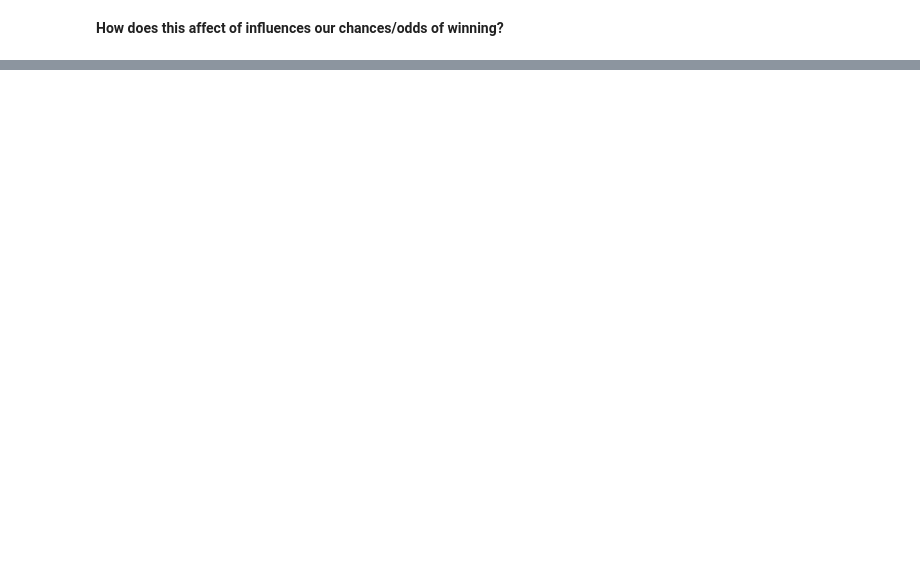
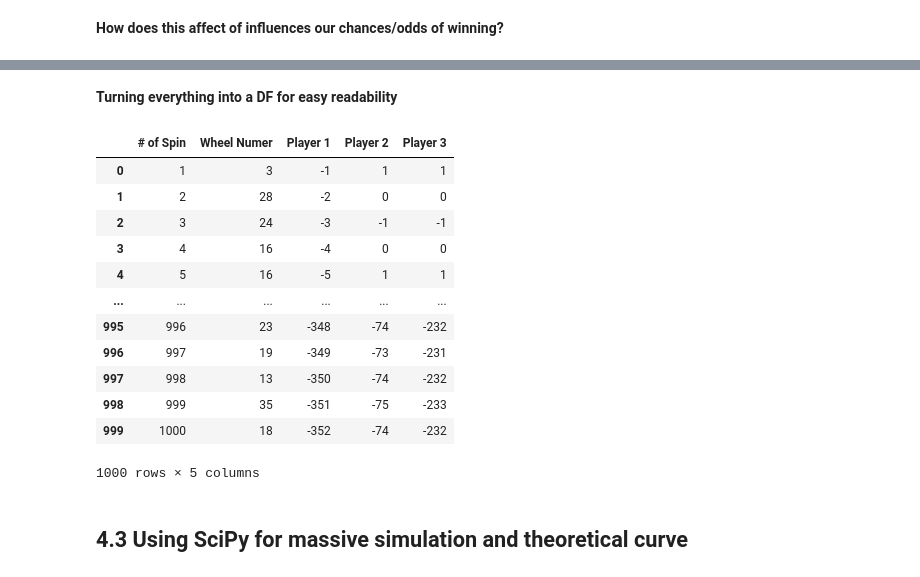
Before and after one commit to manereyes/science_palace, a Jupyter notebook: Mathematics/Probability & Statistics/courses/datacamp/practices/01_roulette_distributions_clt.ipynb, the cells around one changed output, grey strips where cells are left out. Drawn from its saved outputs; the diff is of its cells as text; code cells hidden in the pictures; blank space fills up the shorter version.

```diff
--- a/Mathematics/Probability & Statistics/courses/datacamp/practices/01_roulette_distributions_clt.ipynb
+++ b/Mathematics/Probability & Statistics/courses/datacamp/practices/01_roulette_distributions_clt.ipynb
@@ -256,0 +353,4 @@ plt.show()
+# %%
+earns_acum_one = np.cumsum(earns_player_one)
+earns_acum_two = np.cumsum(earns_player_two)
+earns_acum_three = np.cumsum(earns_player_three)
@@ -256,0 +359,29 @@ plt.show()
+# %%
+# X axis
+spin_axis = np.arange(1, n_times + 1)
+
+# Theoretical Expected Value
+theoretical_ev = spin_axis * (-1 / 37)
+
+# Setting the graph
+plt.figure(figsize=(12, 6))
+
+# Visualizing the theoretical line of casino's advantage
+plt.plot(spin_axis, theoretical_ev, color='black', linestyle='--', linewidth=2,
+         label='Casino Theoretical EV (Advantage of 2.7%)')
+
+# Visualizing the accumulated earnings of each player
+plt.plot(spin_axis, earns_acum_one, label='Player 1: Plain (High Volatility)', alpha=0.8, color='crimson')
+plt.plot(spin_axis, earns_acum_two, label='Player 2: Red (Low Volatility)', alpha=0.8, color='navy')
+plt.plot(spin_axis, earns_acum_three, label='Player 3: Strategical (Game changing)', alpha=0.8, color='forestgreen')
+
+# Graph design
+plt.axhline(0, color='gray', linestyle=':', linewidth=1) # Point of equilibrium line (0 USD)
+plt.title(f'Financial Trajectory Simulation ($N = {n_times:,}$ spins)', fontsize=14, pad=12)
+plt.xlabel('Number of Spins ($n$)', fontsize=12)
+plt.ylabel('Cumulative Profit / Loss ($ USD)', fontsize=12)
+plt.legend(fontsize=10, loc='lower left')
+plt.grid(True, linestyle='--', alpha=0.5)
+
+plt.tight_layout()
+plt.show()
@@ -256,0 +390,28 @@ plt.show()
+# %% [markdown]
+**Turning everything into a DF for easy readability**
+# %%
+player_financial_earnings = pd.DataFrame({
+    '# of Spin': spin_axis,
+    'Wheel Numer': wheel_spins,
+    'Player 1': earns_acum_one,
+    'Player 2': earns_acum_two,
+    'Player 3': earns_acum_three
+})
+
+player_financial_earnings
+# %% [output]
+|  | # of Spin | Wheel Numer | Player 1 | Player 2 | Player 3 |
+| 0 | 1 | 3 | -1 | 1 | 1 |
+| 1 | 2 | 28 | -2 | 0 | 0 |
+| 2 | 3 | 24 | -3 | -1 | -1 |
+| 3 | 4 | 16 | -4 | 0 | 0 |
+| 4 | 5 | 16 | -5 | 1 | 1 |
+| ... | ... | ... | ... | ... | ... |
+| 995 | 996 | 23 | -348 | -74 | -232 |
+| 996 | 997 | 19 | -349 | -73 | -231 |
+| 997 | 998 | 13 | -350 | -74 | -232 |
+| 998 | 999 | 35 | -351 | -75 | -233 |
+| 999 | 1000 | 18 | -352 | -74 | -232 |
+1000 rows × 5 columns
+# %% [markdown]
+## 4.3 Using SciPy for massive simulation and theoretical curve
```
Also changed, not shown: parts of 35 cells of this notebook, 1 other file.
